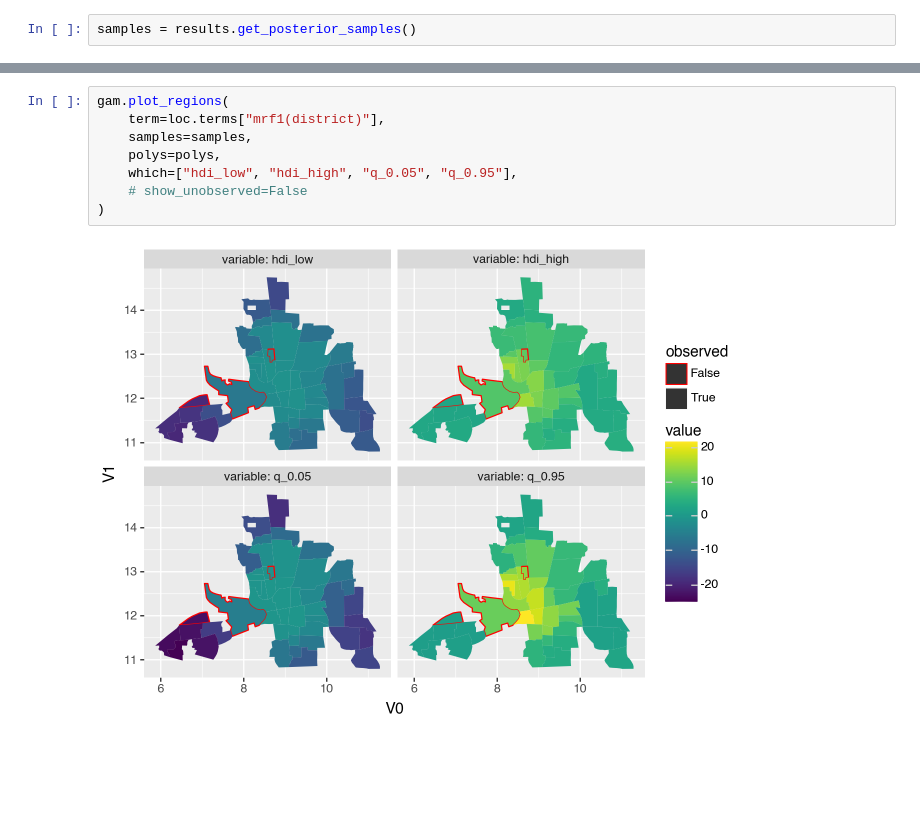
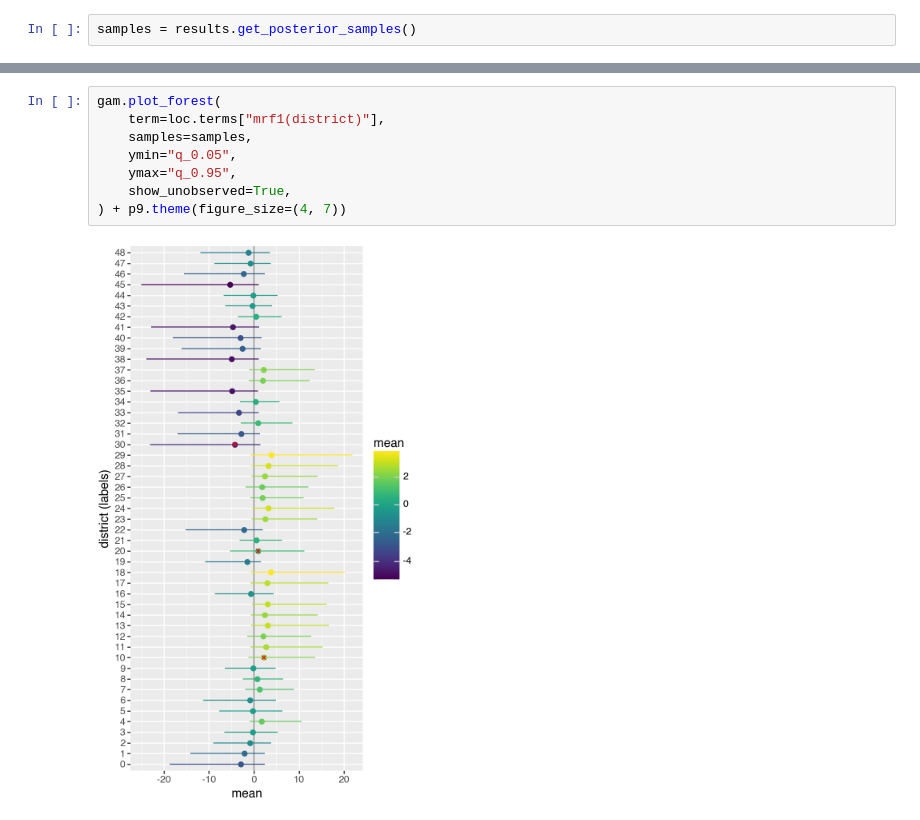
Before and after one commit to liesel-devs/liesel_gam, a Jupyter notebook: notebooks/test_mrf_with_unobserved.ipynb, the cells around one changed output, grey strips where cells are left out. Saved outputs shown, nothing was run; the diff lists cells and outputs as text; blank space fills up the shorter version.

```diff
--- a/notebooks/test_mrf_with_unobserved.ipynb
+++ b/notebooks/test_mrf_with_unobserved.ipynb
@@ -152,10 +175,10 @@ gam.plot_regions(
 # %%
-gam.plot_regions(
+gam.plot_forest(
     term=loc.terms["mrf1(district)"],
     samples=samples,
-    polys=polys,
-    which=["hdi_low", "hdi_high", "q_0.05", "q_0.95"],
-    # show_unobserved=False
-)
+    ymin="q_0.05",
+    ymax="q_0.95",
+    show_unobserved=True,
+) + p9.theme(figure_size=(4, 7))
 # %% [output]
-[figure, old version]
+[figure, new version]
```
Also changed, not shown: parts of 7 cells of this notebook.
